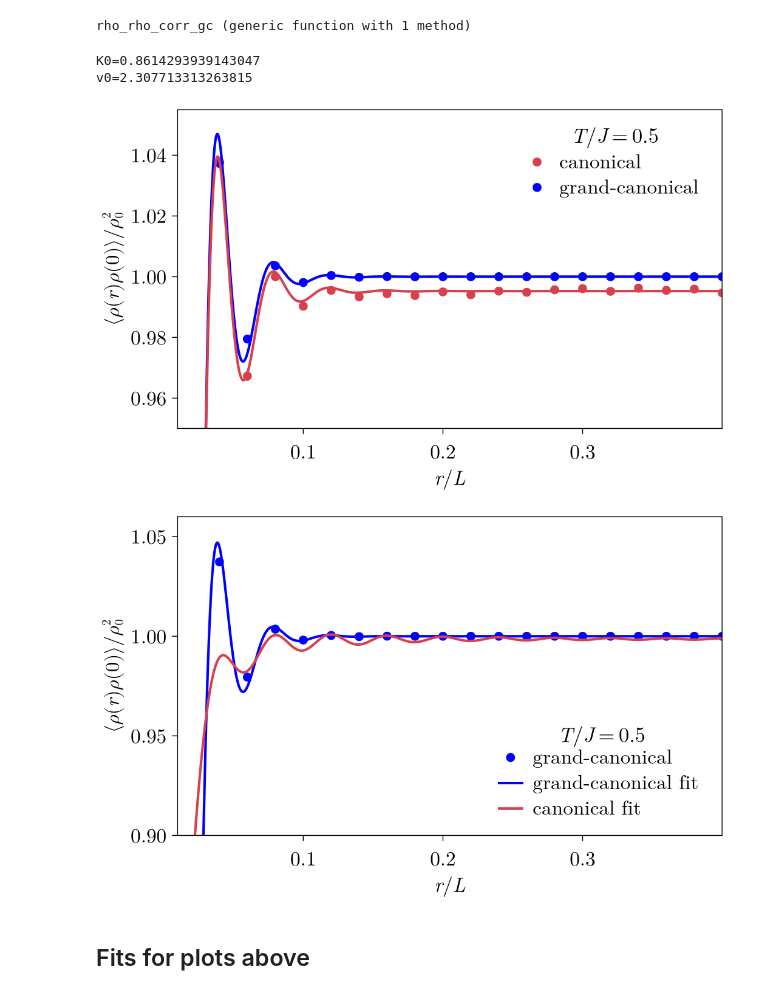
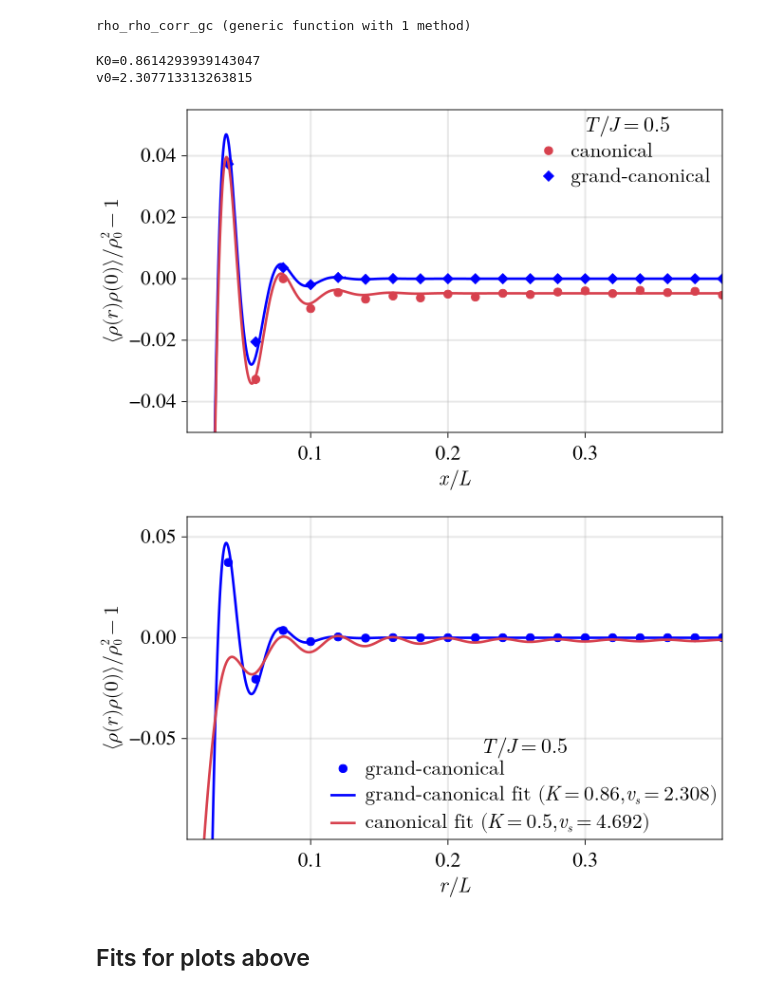
Before and after one commit to DelMaestroGroup/papers-code-ParticleFluctuations, a Jupyter notebook: src/DMRGJVmodel.ipynb, the cells around one changed output. Cells and saved outputs as stored; diff of their text form; code cells hidden in the pictures.

```diff
--- a/src/DMRGJVmodel.ipynb
+++ b/src/DMRGJVmodel.ipynb
@@ -116,7 +121,7 @@ rho_rho_corr_gc (generic function with 1 method)
  let
     T = 0.5
     fig = Figure()
-    ax = Axis(fig[1,1]; xlabel=L"r/L", ylabel=L"\langle\rho(r)\rho(0)\rangle/\rho_0^2")
+    ax = Axis(fig[1,1]; xlabel=L"x/L", ylabel=L"\langle\rho(r)\rho(0)\rangle/\rho_0^2 - 1", xgridvisible = true, ygridvisible = true, xgridcolor = (:gray70, 0.3),ygridcolor = (:gray70, 0.3))
     colors = get_colors()
 
     # load data
@@ -127,8 +132,8 @@ rho_rho_corr_gc (generic function with 1 method)
     rs = collect(0:Lsys-1)
 
     # plot data (with error bars)
-    errorbars!(ax, rs ./ Lsys, rhorho_ce, err_ce; color=colors[2])
-    scatter!(ax, rs ./ Lsys, rhorho_ce; label=L"canonical $ $", color=colors[2], strokecolor=colors[2], markersize=6)
+    errorbars!(ax, rs ./ Lsys, rhorho_ce .- 1, err_ce; color=colors[2])
+    scatter!(ax, rs ./ Lsys, rhorho_ce .- 1; label=L"canonical $ $", color=colors[2], strokecolor=colors[2], markersize=6)
 
 
     # theory curve
@@ -151,18 +156,18 @@ rho_rho_corr_gc (generic function with 1 method)
     yfit_ce = [real(rho_rho_corr_canonical(x; ρ0, L=Lsys, K=K0, β, v_s=v0, A=A_ce, a0=0.0 ))/(ρ0^2) for x in xs]
 
 
-    scatter!(ax, rs ./ Lsys, rhorho_gce; label=L"grand-canonical $ $", color=colors[1], strokecolor=colors[1], markersize=6)
+    scatter!(ax, rs ./ Lsys, rhorho_gce .- 1; label=L"grand-canonical $ $", color=colors[1], strokecolor=colors[1], markersize=6)
 
 
     yfit_gce = [real(rho_rho_corr_gc(x; ρ0, L=Lsys, K=K0, β, μ=0.0, v_s=v0, A=A_gce , a0=0.0 ))/(ρ0^2) for x in xs]
 
-    lines!(ax, xs ./ Lsys, yfit_gce; color=colors[1] )
-    lines!(ax, xs ./ Lsys, yfit_ce;  color=colors[2] )
+    lines!(ax, xs ./ Lsys, yfit_gce .- 1; color=colors[1] )
+    lines!(ax, xs ./ Lsys, yfit_ce .- 1;  color=colors[2] )
 
 
     axislegend(ax, L"T/J = 0.5"; titlesize=11, titlegap=2, position=:rt)
     xlims!(ax, 0.01, 0.3999)
-    ylims!(ax, 0.95, 1.055)
+    ylims!(ax, -0.05, 0.055)
 
     save("../figures/JVVp_rhorho_fits_gce_ce.pdf", fig)
     fig
@@ -170,12 +175,12 @@ end
 # %% [output]
 K0=0.8614293939143047
 v0=2.307713313263815
-[figure, old version]
+[figure, new version]
 # %%
  let
     T = 0.5
     fig = Figure()
-    ax = Axis(fig[1,1]; xlabel=L"r/L", ylabel=L"\langle\rho(r)\rho(0)\rangle/\rho_0^2")
+    ax = Axis(fig[1,1]; xlabel=L"r/L", ylabel=L"\langle\rho(r)\rho(0)\rangle/\rho_0^2 - 1", xgridvisible = true, ygridvisible = true, xgridcolor = (:gray70, 0.3),ygridcolor = (:gray70, 0.3))
     colors = get_colors()
 
     # load data
@@ -186,44 +191,44 @@ v0=2.307713313263815
     rs = collect(0:Lsys-1)
 
     # plot data (with error bars)
-    scatter!(ax, rs ./ Lsys, rhorho_gce; label=L"grand-canonical $ $", color=colors[1], strokecolor=colors[1], markersize=6)
+    scatter!(ax, rs ./ Lsys, rhorho_gce .- 1; label=L"grand-canonical $ $", color=colors[1], strokecolor=colors[1], markersize=6)
 
     # theory curve
     ρ0 =  1/2
     t  = 1.0
     V  = 0.5
     μ0 = 0.0
 
     out = luttinger_tV(; t=t, V=V, a=1.0)
     K0 = out.K
     v0 = out.v
     A_gce = 3.01e-6
 
     A_ce = 0.00026855954007014337; K_ce = 0.5004446974934126; v_ce = 4.6881080213879125; a0_ce = 9.375601527298002
 
     xs = 0.0:0.01:Lsys
     β = 1/T
 
     yfit_ce = [real(rho_rho_corr_canonical(x;
         ρ0=ρ0, L=Lsys, K=K_ce, β=β, v_s=v_ce, A=A_ce, a0=a0_ce
     ))/(ρ0^2) for x in xs]
 
     yfit_gce = [real(rho_rho_corr_gc(x;
         ρ0=ρ0, L=Lsys, K=K0, β=β, μ=0.0, v_s=v0, A=A_gce , a0=0.0
     ))/(ρ0^2) for x in xs]
 
-    lines!(ax, xs ./ Lsys, yfit_gce; color=colors[1], label=L"grand-canonical fit $ $")
-    lines!(ax, xs ./ Lsys, yfit_ce;  color=colors[2], label=L"canonical fit $ $")
+    lines!(ax, xs ./ Lsys, yfit_gce .- 1; color=colors[1], label=L"grand-canonical fit $(K = 0.86, v_s = 2.308)$")
+    lines!(ax, xs ./ Lsys, yfit_ce .- 1;  color=colors[2], label=L"canonical fit $(K = 0.5, v_s = 4.692)$")
 
     axislegend(ax, L"T/J = 0.5"; titlesize=11, titlegap=0, position=:rb)
     xlims!(ax, 0.01, 0.3999)
-    ylims!(ax, 0.9, 1.06)
+    ylims!(ax, -0.1, 0.06)
 
     save("../figures/JVVp_rhorho_fitgcevsce_to_gce.pdf", fig)
     fig
 end
 # %% [output]
-[figure, old version]
+[figure, new version]
 # %% [markdown]
 ## Fits for plots above
 # %%
```
Also changed, not shown: parts of 8 cells of this notebook, 16 other files.
